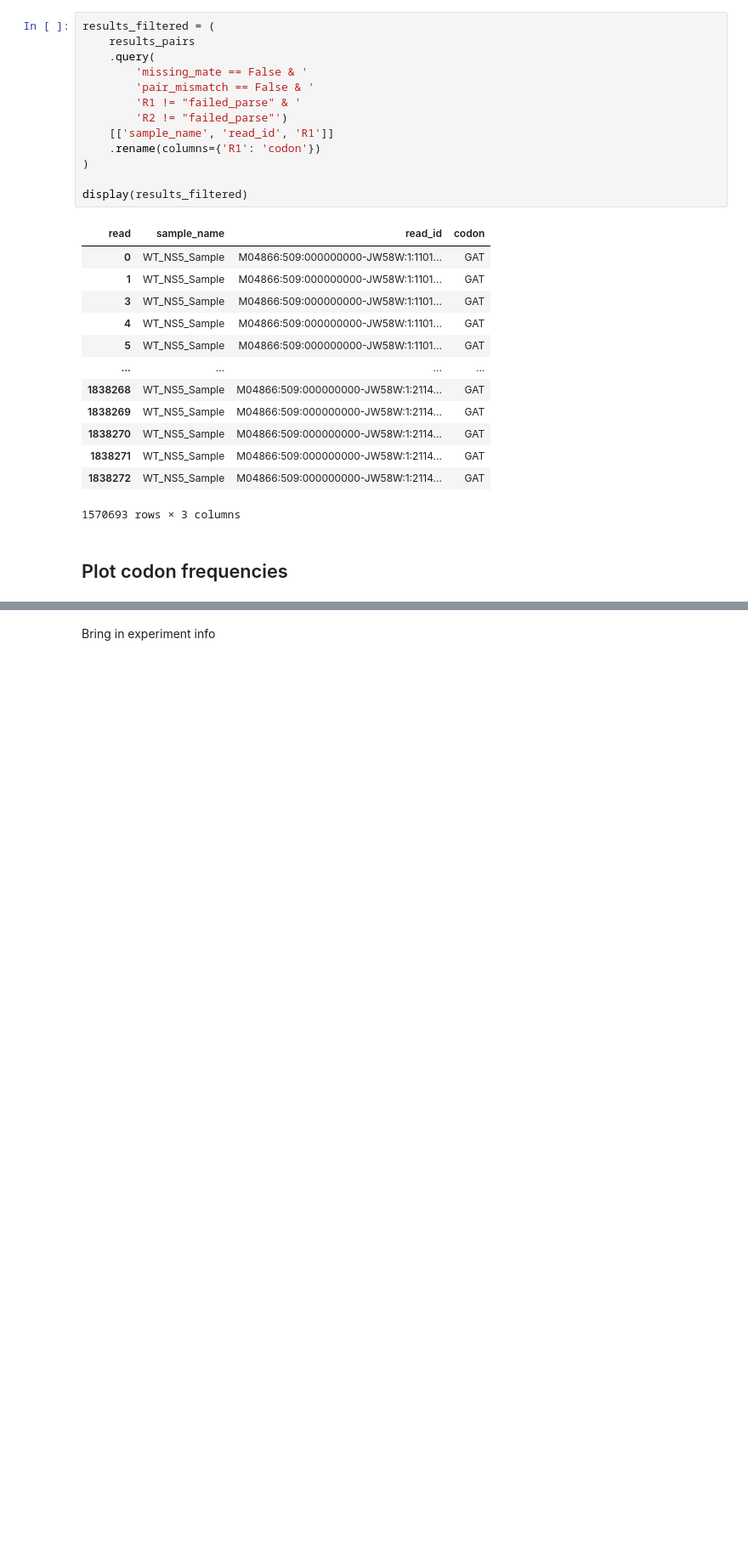
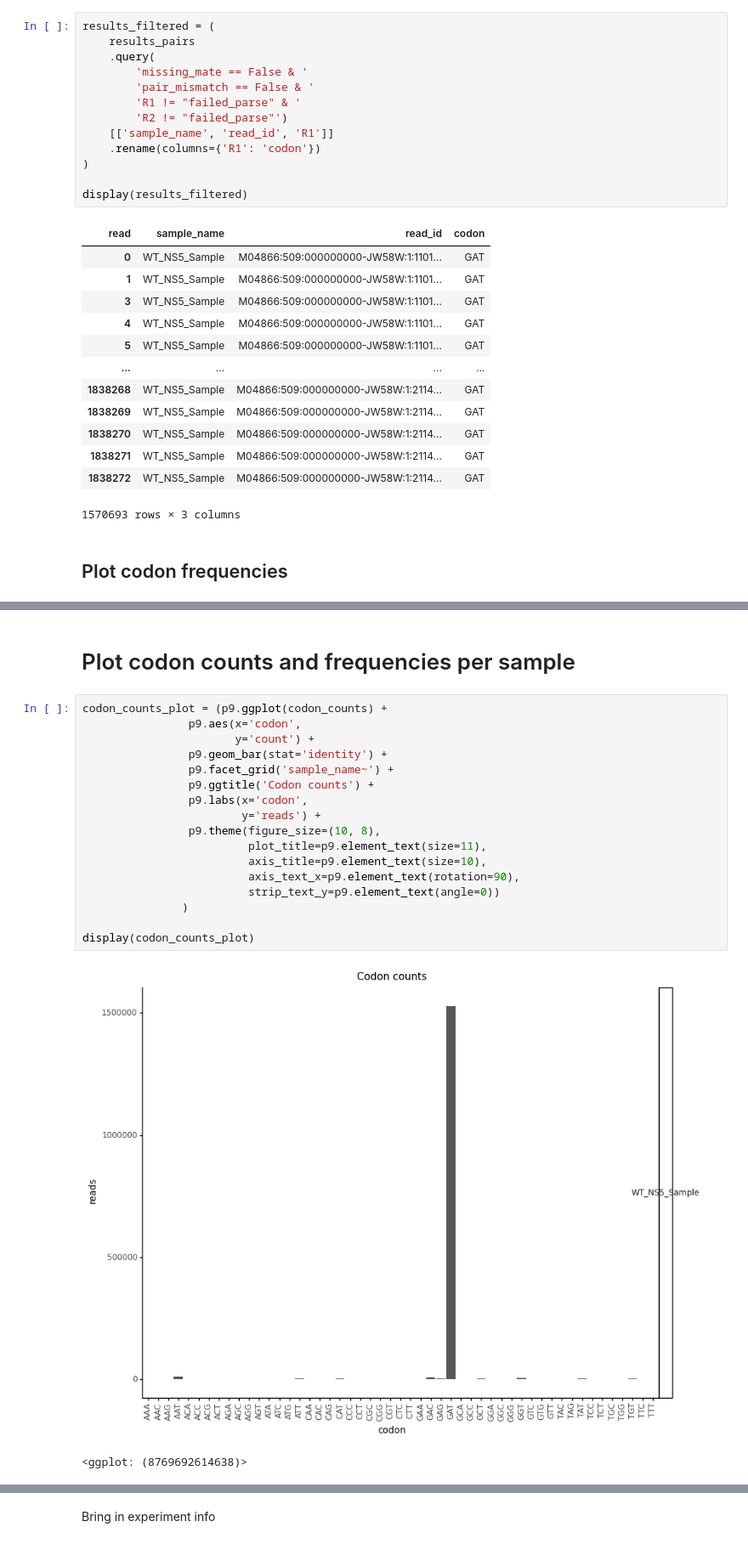
Before and after one commit to dbacsik/ns5_site734, a Jupyter notebook: codon_frequencies.py.ipynb, the cells around one changed output, grey strips where cells are left out. Shown at 85% size. Drawn from its saved outputs; the diff is of its cells as text; blank space fills up the shorter version.

```diff
--- a/codon_frequencies.py.ipynb
+++ b/codon_frequencies.py.ipynb
@@ -334,0 +431,22 @@ display(results_filtered)
+# %% [markdown]
+# Plot codon counts and frequencies per sample
+# %%
+codon_counts_plot = (p9.ggplot(codon_counts) +
+                p9.aes(x='codon',
+                       y='count') +
+                p9.geom_bar(stat='identity') +
+                p9.facet_grid('sample_name~') +
+                p9.ggtitle('Codon counts') +
+                p9.labs(x='codon',
+                        y='reads') +
+                p9.theme(figure_size=(10, 8),
+                         plot_title=p9.element_text(size=11),
+                         axis_title=p9.element_text(size=10),
+                         axis_text_x=p9.element_text(rotation=90),
+                         strip_text_y=p9.element_text(angle=0))
+               )
+
+display(codon_counts_plot)
+# %% [output]
+[figure, added]
+<ggplot: (8769692614638)>
```
Also changed, not shown: parts of 22 cells of this notebook.
